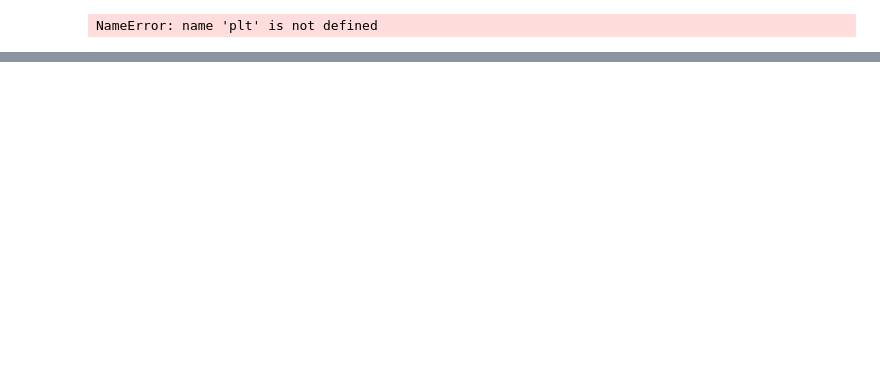
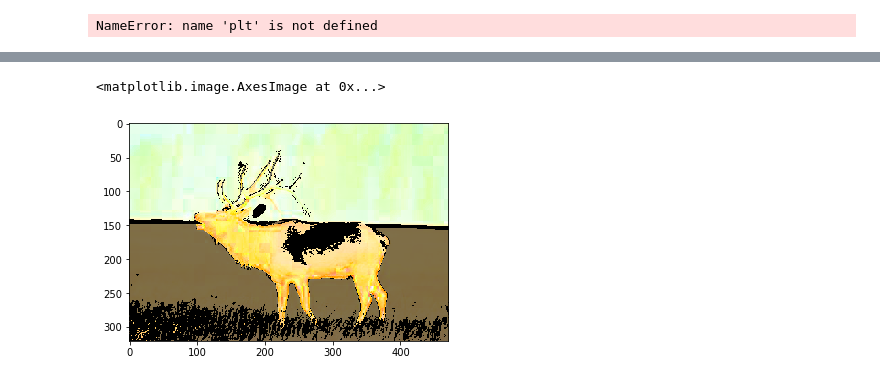
Before and after one commit to N1kYan/Computer-Vison-2, a Jupyter notebook: asgn4/skeleton/Untitled.ipynb, the cells around one changed output, grey strips where cells are left out. Drawn from its saved outputs; the diff is of its cells as text; code cells hidden in the pictures; blank space fills up the shorter version.

```diff
--- a/asgn4/skeleton/Untitled.ipynb
+++ b/asgn4/skeleton/Untitled.ipynb
@@ -197,0 +213,5 @@ NameError: name 'plt' is not defined
+# %%
+plt.imshow(label2color(im,label0),cmap='gray',vmin=2)
+# %% [output]
+<matplotlib.image.AxesImage at 0x...>
+[figure, added]
```
Also changed, not shown: parts of 5 cells of this notebook.
